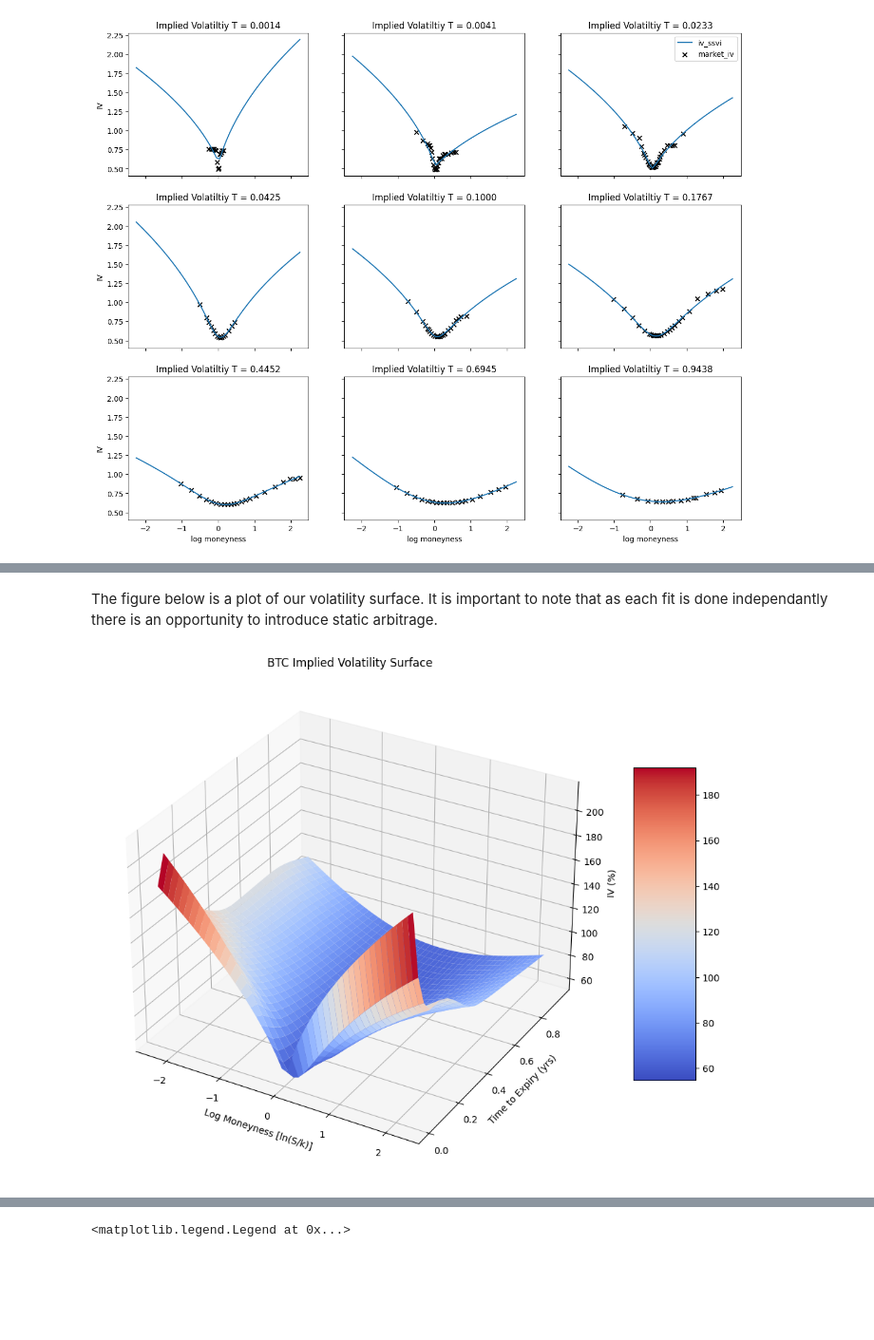
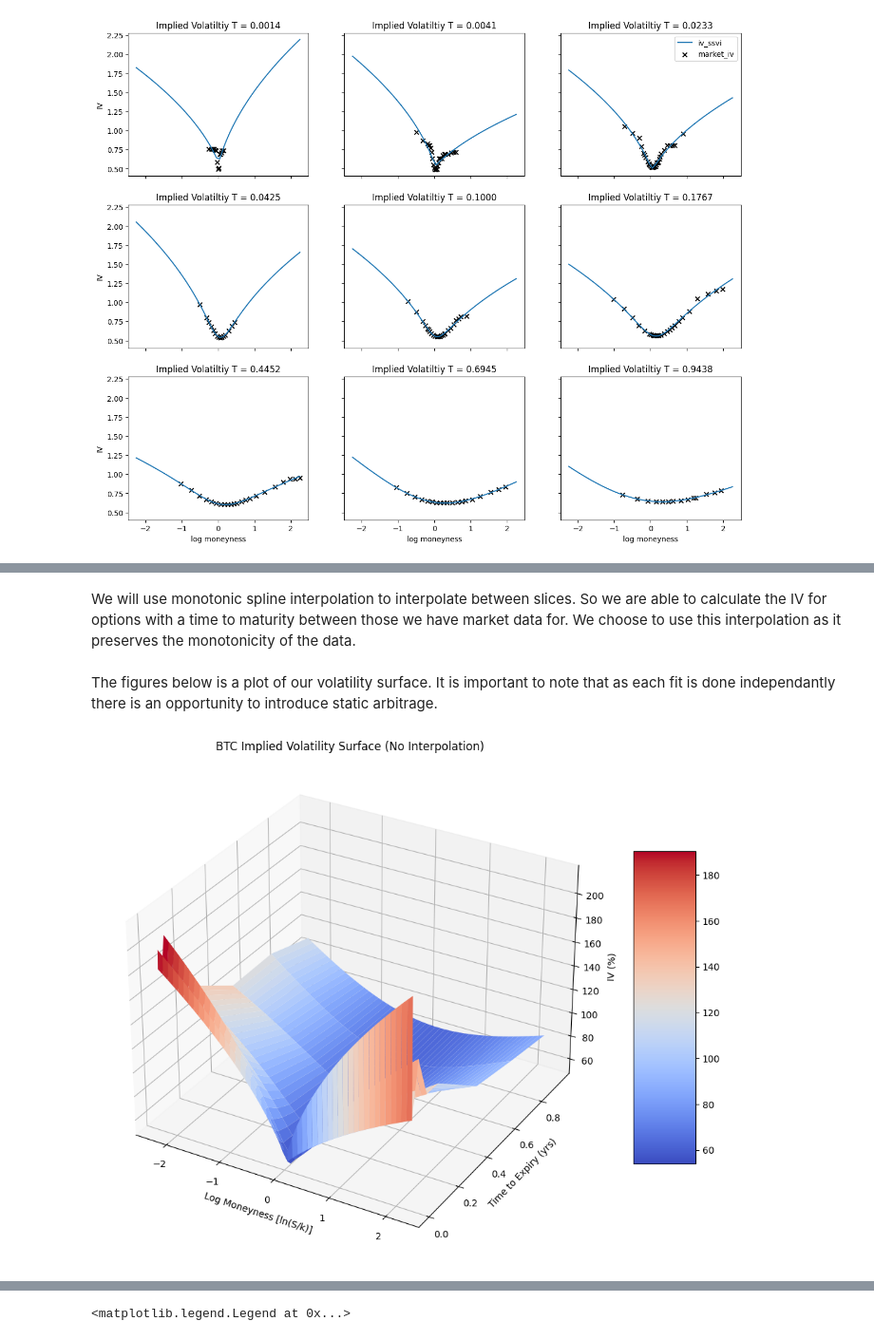
Before and after one commit to iceokoli/SVI-Crypto, a Jupyter notebook: Crypto Volatility Surface using SVI.ipynb, the cells around one changed output, grey strips where cells are left out. Shown at 95% size. Cells and saved outputs as stored; diff of their text form; code cells hidden in the pictures; blank space fills up the shorter version.

```diff
--- a/Crypto Volatility Surface using SVI.ipynb
+++ b/Crypto Volatility Surface using SVI.ipynb
@@ -153,11 +153,11 @@ param_matrix
 # %% [markdown]
 We can then plot each of these smiles against the actual market data to examine the fit. As you can see from the figure below the smiles, at different time to maturities, fit very well with our market data other than when T = 0.0014 years (approx half a day). It also displays some of the key characteristic of the expected smile profile we discussed above.
 # %%
-def generate_surface(market, param_matrix):
-    m = np.linspace(-2.25, 2.25)
+def generate_surface(market, param, min_m=-2.25, max_m=2.25):
+    m = np.linspace(min_m, max_m)
     iv_ssvi = {}
     for T in btc_market['time_to_expiry_yrs'].unique():
-        w_ssvi = [raw_svi(x, *param_matrix[T].tolist()) for x in m]
+        w_ssvi = [raw_svi(x, *param[T].tolist()) for x in m]
         iv_ssvi[T] = (w_ssvi/T)**0.5
 
     return m, iv_ssvi
@@ -203,2 +191,2 @@ def interpolate_surface(x, y, z, no_points):
-# %% [markdown]
-The figure below is a plot of our volatility surface. It is important to note that as each fit is done independantly there is an opportunity to introduce static arbitrage.
+# %% [markdown]
+We will use monotonic spline interpolation to interpolate between slices. So we are able to calculate the IV for options with a time to maturity between those we have market data for. We choose to use this interpolation as it preserves the monotonicity of the data.
@@ -204,0 +203,2 @@ The figure below is a plot of our volatility surface. It is important to note th
+# %% [markdown]
+The figures below is a plot of our volatility surface. It is important to note that as each fit is done independantly there is an opportunity to introduce static arbitrage.
@@ -205,30 +238,4 @@ The figure below is a plot of our volatility surface. It is important to note th
 # %%
-def plot_surface(market, m, iv_ssvi, no_points):
-    fig = plt.figure(figsize=(12,12))
-    ax = fig.add_subplot(111, projection='3d')
-    x = m
-    y = market['time_to_expiry_yrs'].unique()
-
-    z = []
-    for T in market['time_to_expiry_yrs'].unique():
-        z.append(iv_ssvi[T])
-    z = np.array(z)
-
-    intr_y, intr_z = interpolate_surface(x, y, z, no_points)
-
-    X, Y = np.meshgrid(x,intr_y)
-    Z = intr_z * 100
-
-
-    surf = ax.plot_surface(X, Y, Z, cmap="coolwarm")
-    ax.set_xlabel('Log Moneyness [ln(S/k)]')
-    ax.set_ylabel('Time to Expiry (yrs)')
-    ax.set_zlabel('IV (%)')
-    ax.set_title('BTC Implied Volatility Surface')
-    fig.colorbar(surf, shrink=0.5, aspect=5)
-
-    plt.show()
-
-plot_surface(btc_market, m, iv_ssvi, 25)
+plot_surface(btc_market, m, iv_ssvi, False)
 # %% [output]
-[figure, old version]
+[figure, new version]
```
Also changed, not shown: parts of 22 cells of this notebook.
